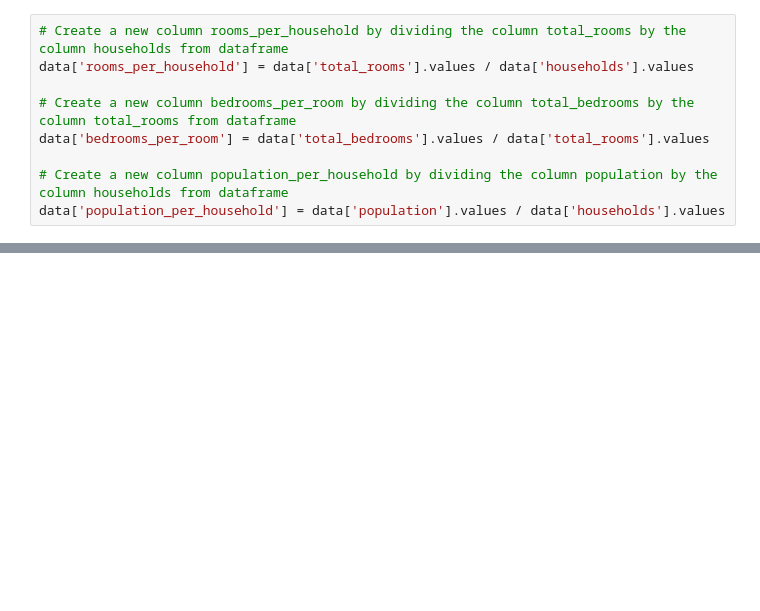
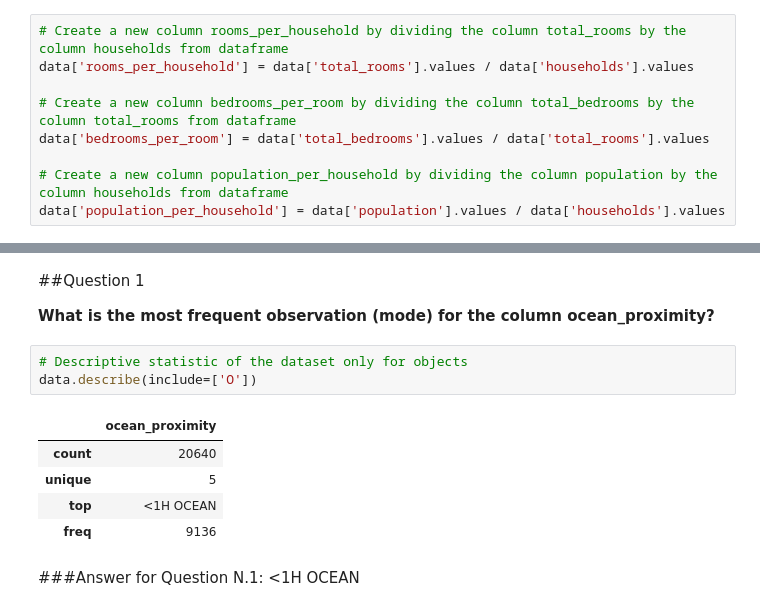
Before and after one commit to carlos-alves-one/ML-Zoomcamp-HW-3, a Jupyter notebook: ML_Zoomcamp_HW_3.ipynb, the cells around one changed output, grey strips where cells are left out. Drawn from its saved outputs; the diff is of its cells as text; blank space fills up the shorter version.

Commit message:
Descriptive statistic of the dataset only for objects

```diff
--- a/ML_Zoomcamp_HW_3.ipynb
+++ b/ML_Zoomcamp_HW_3.ipynb
@@ -126,3 +126,18 @@ data.head()
 | 2 | -122.24 | 37.85 | 52.0 | 1467.0 | 190.0 | 496.0 | 177.0 | ... |
 | 3 | -122.25 | 37.85 | 52.0 | 1274.0 | 235.0 | 558.0 | 219.0 | ... |
 | 4 | -122.25 | 37.85 | 52.0 | 1627.0 | 280.0 | 565.0 | 259.0 | ... |
+# %% [markdown]
+##Question 1
+
+**What is the most frequent observation (mode) for the column ocean_proximity?**
+# %%
+# Descriptive statistic of the dataset only for objects
+data.describe(include=['O'])
+# %% [output]
+|  | ocean_proximity |
+| count | 20640 |
+| unique | 5 |
+| top | <1H OCEAN |
+| freq | 9136 |
+# %% [markdown]
+###Answer for Question N.1: <1H OCEAN
```
